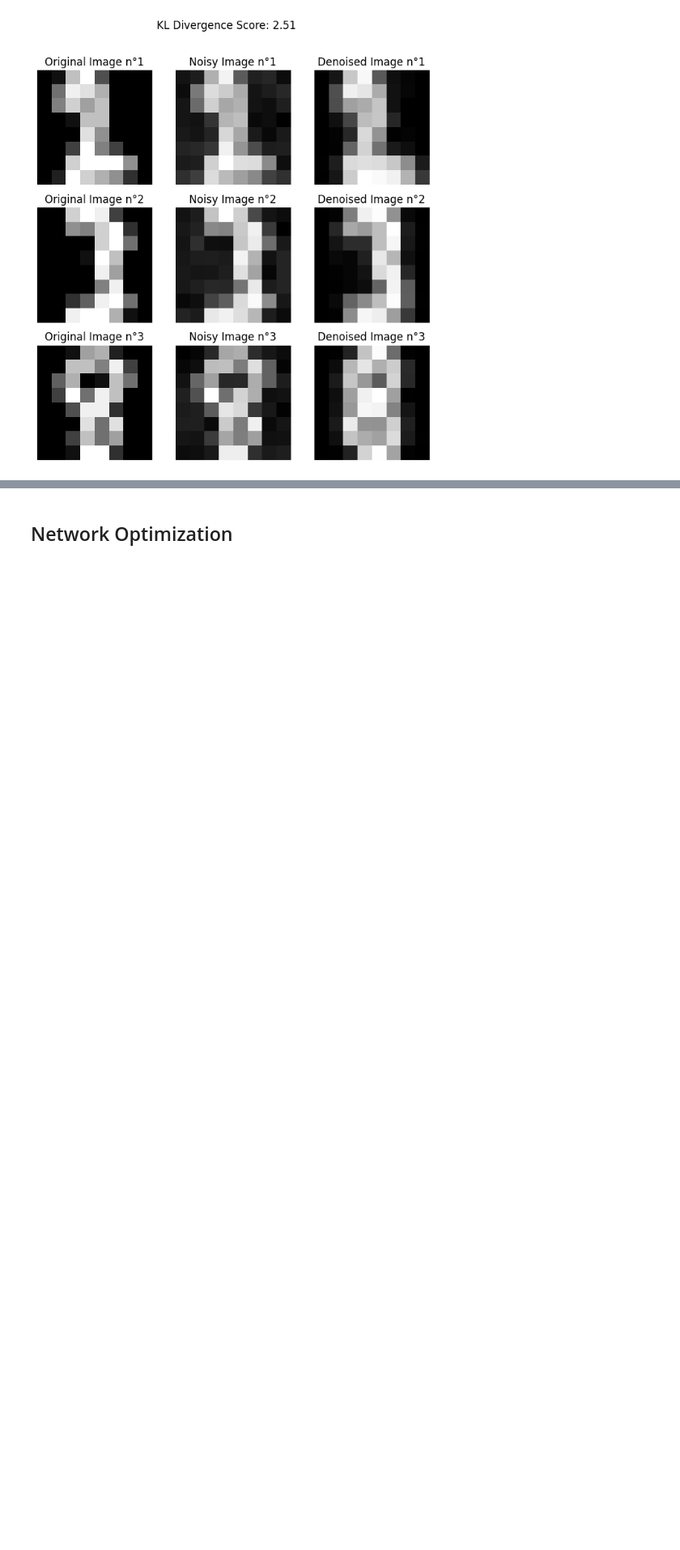
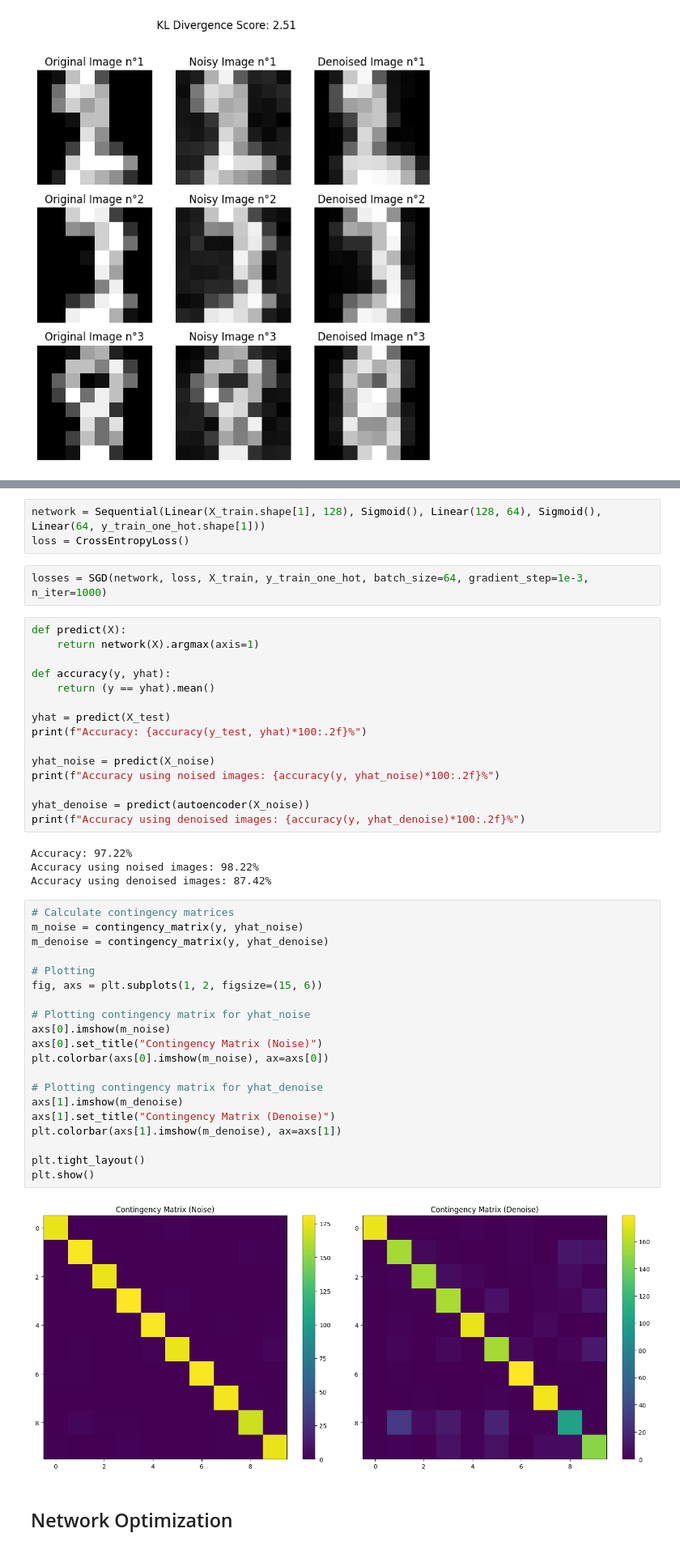
Before and after one commit to Ethan2541/Neural-Network-Library, a Jupyter notebook: experiments/denoiser.ipynb, the cells around one changed output, grey strips where cells are left out. Shown at 81% size. Saved outputs shown, nothing was run; the diff lists cells and outputs as text; blank space fills up the shorter version.

Commit message:
contingency matrix on denoiser

```diff
--- a/experiments/denoiser.ipynb
+++ b/experiments/denoiser.ipynb
@@ -121,3 +139,49 @@ plt.show()
+# %%
+network = Sequential(Linear(X_train.shape[1], 128), Sigmoid(), Linear(128, 64), Sigmoid(), Linear(64, y_train_one_hot.shape[1]))
+loss = CrossEntropyLoss()
+# %%
+losses = SGD(network, loss, X_train, y_train_one_hot, batch_size=64, gradient_step=1e-3, n_iter=1000)
+# %%
+def predict(X):
+    return network(X).argmax(axis=1)
+
+def accuracy(y, yhat):
+    return (y == yhat).mean()
+
+yhat = predict(X_test)
+print(f"Accuracy: {accuracy(y_test, yhat)*100:.2f}%")
+
+yhat_noise = predict(X_noise)
+print(f"Accuracy using noised images: {accuracy(y, yhat_noise)*100:.2f}%")
+
+yhat_denoise = predict(autoencoder(X_noise))
+print(f"Accuracy using denoised images: {accuracy(y, yhat_denoise)*100:.2f}%")
+# %% [output]
+Accuracy: 97.22%
+Accuracy using noised images: 98.22%
+Accuracy using denoised images: 87.42%
+# %%
+# Calculate contingency matrices
+m_noise = contingency_matrix(y, yhat_noise)
+m_denoise = contingency_matrix(y, yhat_denoise)
+
+# Plotting
+fig, axs = plt.subplots(1, 2, figsize=(15, 6))
+
+# Plotting contingency matrix for yhat_noise
+axs[0].imshow(m_noise)
+axs[0].set_title("Contingency Matrix (Noise)")
+plt.colorbar(axs[0].imshow(m_noise), ax=axs[0])
+
+# Plotting contingency matrix for yhat_denoise
+axs[1].imshow(m_denoise)
+axs[1].set_title("Contingency Matrix (Denoise)")
+plt.colorbar(axs[1].imshow(m_denoise), ax=axs[1])
+
+plt.tight_layout()
+plt.show()
+# %% [output]
+[figure, added]
 # %% [markdown]
 ## Network Optimization
 # %%
```
Also changed, not shown: parts of 21 cells of this notebook, 1 other file.
